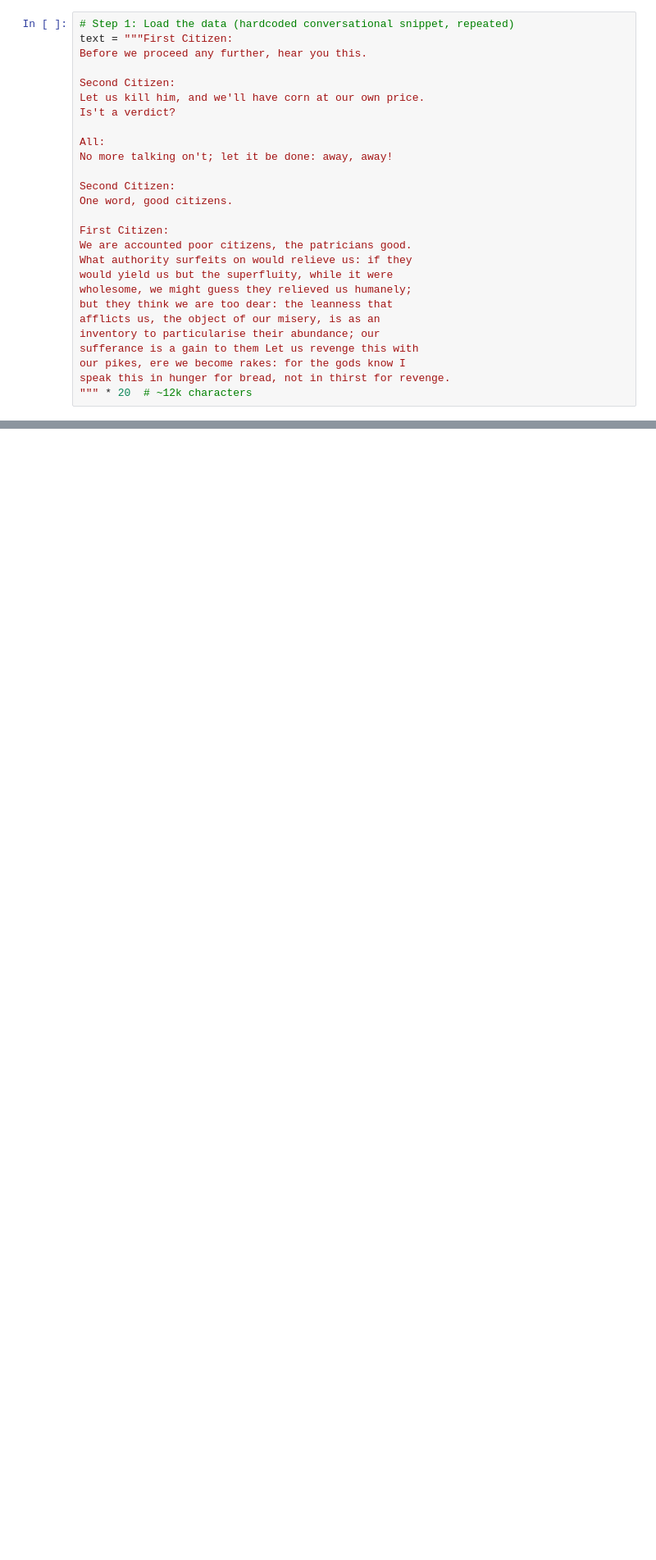
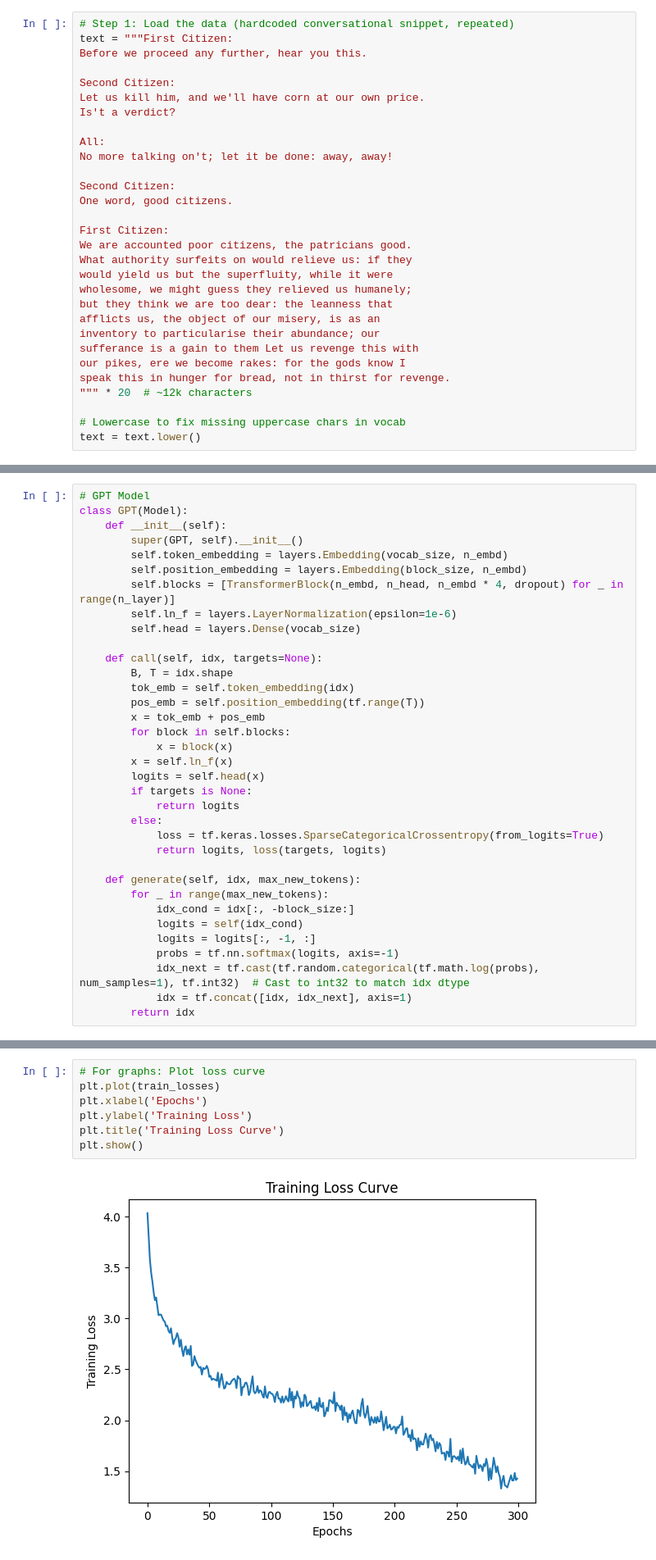
Before and after one commit to santiago-cruzlopez/WLV-MSc-AI, a Jupyter notebook: 02_Deep_Machine_Learning/W7_GANs_&_Transformers/03_nanoGPT.ipynb, the cells around one changed output, grey strips where cells are left out. Shown at 82% size. Drawn from its saved outputs; the diff is of its cells as text; blank space fills up the shorter version.

```diff
--- a/02_Deep_Machine_Learning/W7_GANs_&_Transformers/03_nanoGPT.ipynb
+++ b/02_Deep_Machine_Learning/W7_GANs_&_Transformers/03_nanoGPT.ipynb
@@ -46,6 +46,9 @@ sufferance is a gain to them Let us revenge this with
 our pikes, ere we become rakes: for the gods know I
 speak this in hunger for bread, not in thirst for revenge.
 """ * 20  # ~12k characters
+
+# Lowercase to fix missing uppercase chars in vocab
+text = text.lower()
 # %%
 # Step 2: Cleaning the data (build char-level tokenizer)
 chars = sorted(list(set(text)))
@@ -183,0 +97,35 @@ KeyError: 'U'
+# %%
+# GPT Model
+class GPT(Model):
+    def __init__(self):
+        super(GPT, self).__init__()
+        self.token_embedding = layers.Embedding(vocab_size, n_embd)
+        self.position_embedding = layers.Embedding(block_size, n_embd)
+        self.blocks = [TransformerBlock(n_embd, n_head, n_embd * 4, dropout) for _ in range(n_layer)]
+        self.ln_f = layers.LayerNormalization(epsilon=1e-6)
+        self.head = layers.Dense(vocab_size)
+
+    def call(self, idx, targets=None):
+        B, T = idx.shape
+        tok_emb = self.token_embedding(idx)
+        pos_emb = self.position_embedding(tf.range(T))
+        x = tok_emb + pos_emb
+        for block in self.blocks:
+            x = block(x)
+        x = self.ln_f(x)
+        logits = self.head(x)
+        if targets is None:
+            return logits
+        else:
+            loss = tf.keras.losses.SparseCategoricalCrossentropy(from_logits=True)
+            return logits, loss(targets, logits)
+
+    def generate(self, idx, max_new_tokens):
+        for _ in range(max_new_tokens):
+            idx_cond = idx[:, -block_size:]
+            logits = self(idx_cond)
+            logits = logits[:, -1, :]
+            probs = tf.nn.softmax(logits, axis=-1)
+            idx_next = tf.cast(tf.random.categorical(tf.math.log(probs), num_samples=1), tf.int32)  # Cast to int32 to match idx dtype
+            idx = tf.concat([idx, idx_next], axis=1)
+        return idx
@@ -183,0 +221,9 @@ KeyError: 'U'
+# %%
+# For graphs: Plot loss curve
+plt.plot(train_losses)
+plt.xlabel('Epochs')
+plt.ylabel('Training Loss')
+plt.title('Training Loss Curve')
+plt.show()
+# %% [output]
+[figure, added]
```
Also changed, not shown: parts of 17 cells of this notebook.
